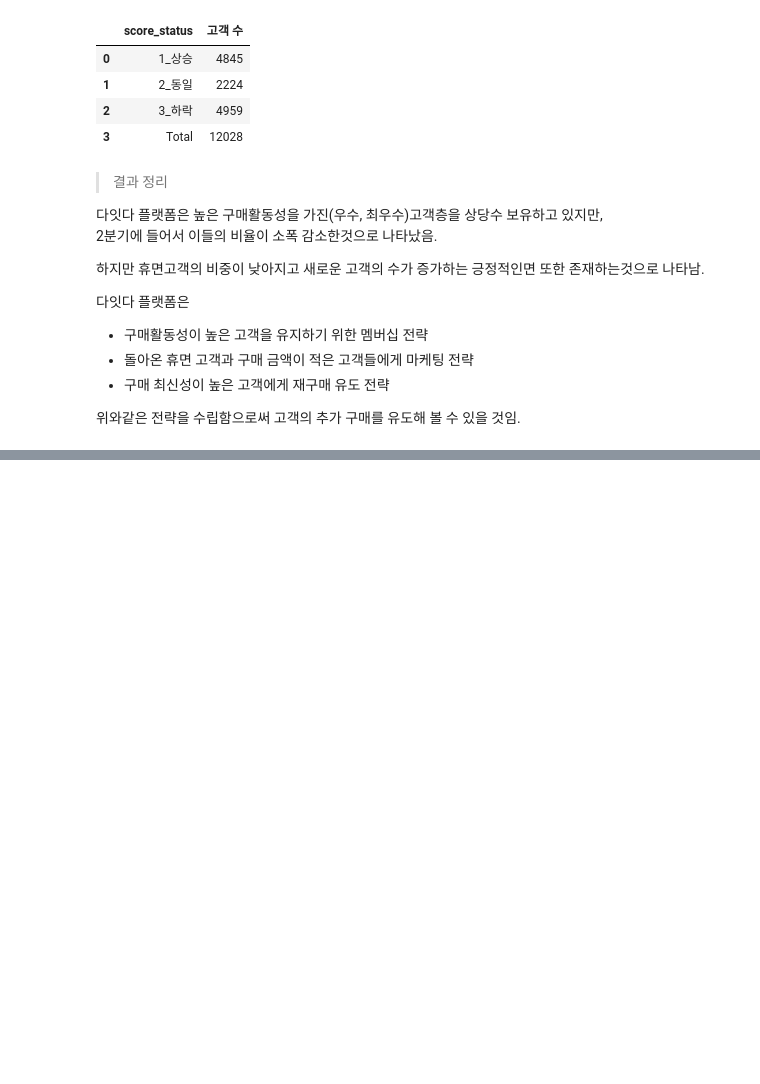
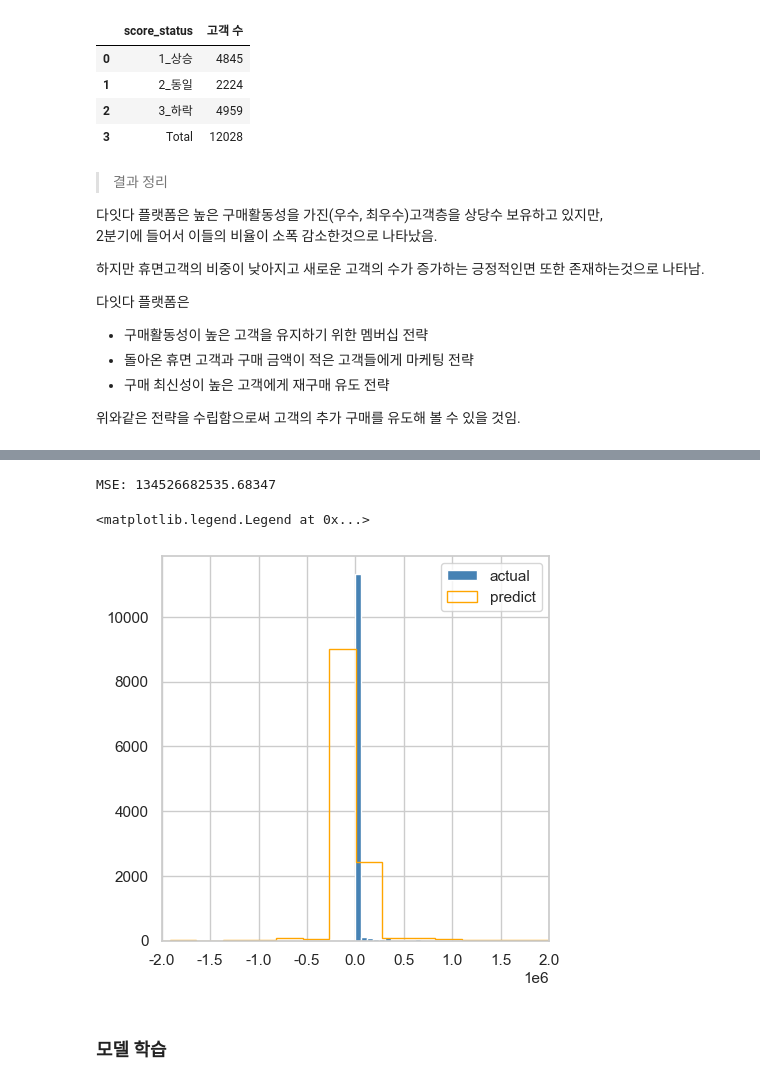
Before and after one commit to 99echoo/Data-Analysis-Portfolio, a Jupyter notebook: 쇼핑몰 이용 고객 데이터 LTV(고객 생애가치)증진 전략/온라인 쇼핑몰 고객 LTV(고객 생애가치)증진 전략.ipynb, the cells around one changed output, grey strips where cells are left out. Drawn from its saved outputs; the diff is of its cells as text; code cells hidden in the pictures; blank space fills up the shorter version.

```diff
--- a/쇼핑몰 이용 고객 데이터 LTV(고객 생애가치)증진 전략/쇼핑몰 플랫폼 분석 - RFM.ipynb
+++ b/쇼핑몰 이용 고객 데이터 LTV(고객 생애가치)증진 전략/온라인 쇼핑몰 고객 LTV(고객 생애가치)증진 전략.ipynb
@@ -1400,0 +1232,4 @@ KeyboardInterrupt:
+# %%
+#RFM 측정을 위한 칼럼 떼어내기
+customer_mobile_seg = customer_mobile[['customer_no','order_date','paid_amount']]
+customer_mobile_seg
@@ -1400,0 +1424,14 @@ KeyboardInterrupt:
+# %%
+trials = Trials()
+
+# GammaGamma
+argmin = fmin(
+  fn = evaluate_gg_model,
+  space = search_space,
+  algo = algo,
+  max_evals=100,
+  trials=trials
+  )
+
+l2_gg = space_eval(search_space,argmin)
+print(l2_gg)
@@ -1400,0 +1478,30 @@ KeyboardInterrupt:
+# %%
+spend_model = GammaGammaFitter(penalizer_coef=l2_gg)
+spend_model.fit(filtered_df['frequency_cal'], filtered_df['monetary_value_cal'])
+
+# conditional_expected_average_profit: 고객별 평균 구매 금액 예측
+monetary_actual = filtered_df['monetary_value_holdout']
+monetary_predicted = spend_model.conditional_expected_average_profit(filtered_df['frequency_holdout']
+                                                                    ,filtered_df['monetary_value_holdout'])
+
+mse = score_model(monetary_actual, monetary_predicted, 'mse')
+
+print('MSE: {0}'.format(mse))
+# %% [output]
+MSE: 134526682535.68347
+# %%
+pd.set_option('display.float_format', '{:.2f}'.format)
+
+bins = 100
+plt.figure(figsize=(5, 5))
+# x축 범위 설정
+plt.xlim([-0.2e7, 0.2e7])
+
+plt.hist(monetary_actual, bins, label='actual', histtype='bar', color='STEELBLUE', rwidth=0.99)
+plt.hist(monetary_predicted, bins, label='predict', histtype='step', color='ORANGE',  rwidth=0.99)
+plt.legend(loc='upper right')
+# %% [output]
+<matplotlib.legend.Legend at 0x...>
+[figure, added]
+# %% [markdown]
+### 모델 학습
```
Also changed, not shown: parts of 58 cells of this notebook, 9 other files.
